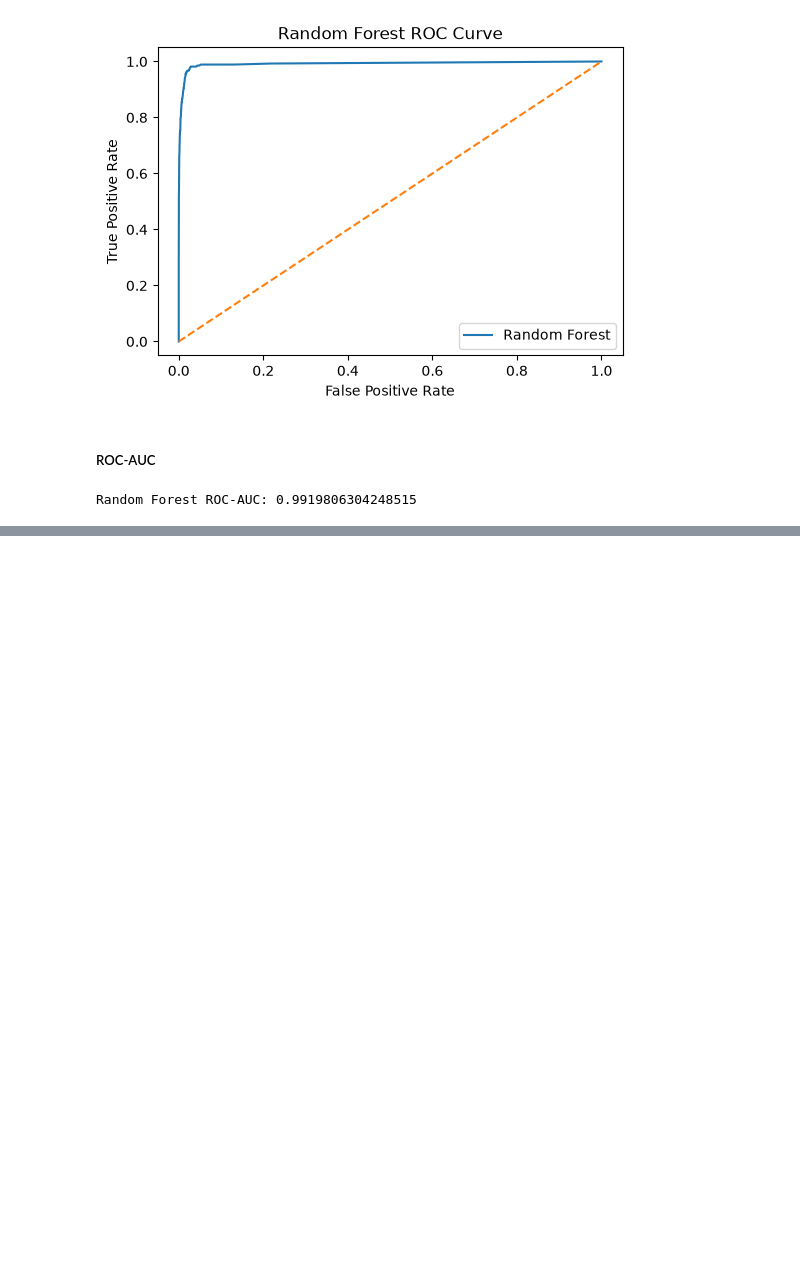
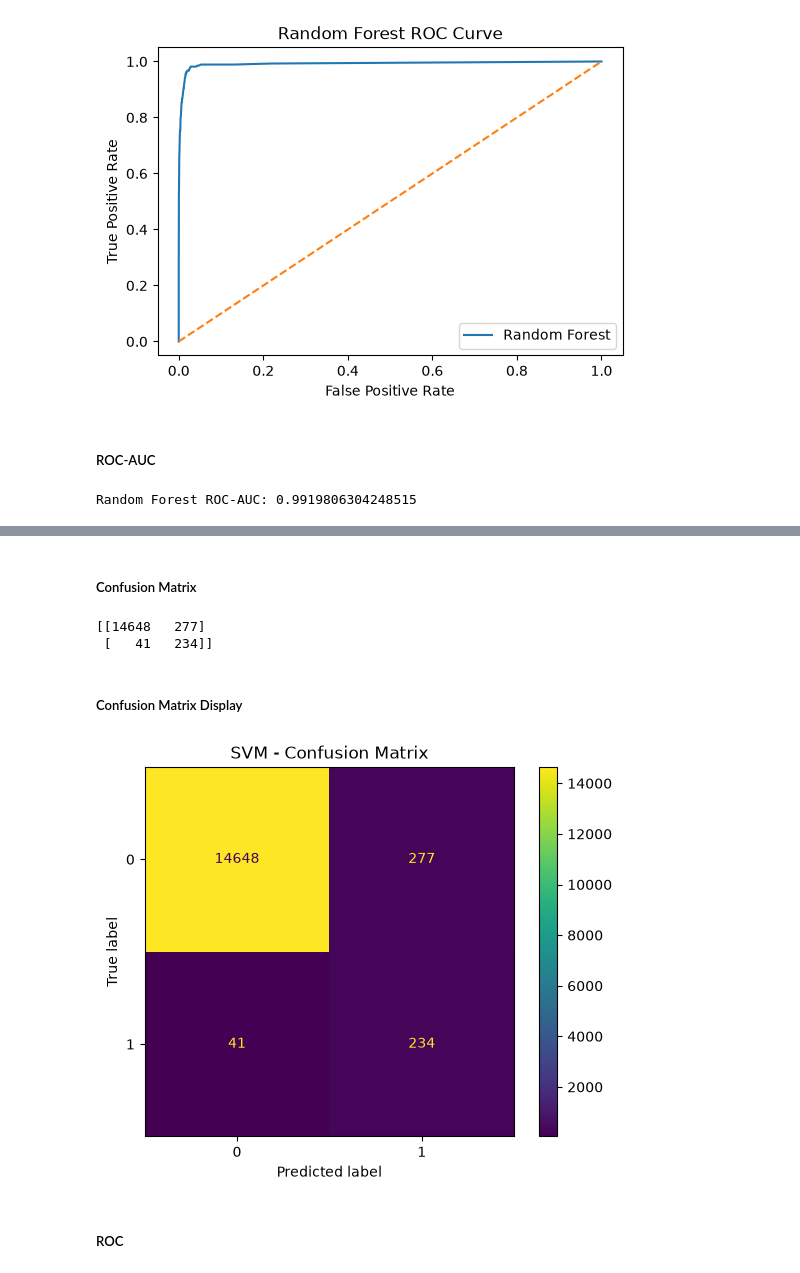
Before and after one commit to Rupesh-Mane/air-pressure-system-failure-prediction, a Jupyter notebook: notebooks/05_model_evaluation.ipynb, the cells around one changed output, grey strips where cells are left out. Cells and saved outputs as stored; diff of their text form; code cells hidden in the pictures; blank space fills up the shorter version.

```diff
--- a/notebooks/05_model_evaluation.ipynb
+++ b/notebooks/05_model_evaluation.ipynb
@@ -511,0 +514,2 @@ Random Forest ROC-AUC: 0.9919806304248515
+# %%
+svm_predictions = svm_model.predict(x_test)
@@ -511,0 +561,25 @@ Random Forest ROC-AUC: 0.9919806304248515
+# %% [markdown]
+##### Confusion Matrix
+# %%
+svm_cm = confusion_matrix(y_test, svm_predictions)
+
+print(svm_cm)
+# %% [output]
+[[14648   277]
+ [   41   234]]
+# %% [markdown]
+##### Confusion Matrix Display
+# %%
+cm = confusion_matrix(y_test, svm_predictions)
+
+disp = ConfusionMatrixDisplay(confusion_matrix=cm)
+
+disp.plot()
+
+plt.title("SVM - Confusion Matrix")
+
+plt.show()
+# %% [output]
+[figure, added]
+# %% [markdown]
+##### ROC
```
Also changed, not shown: parts of 16 cells of this notebook.
